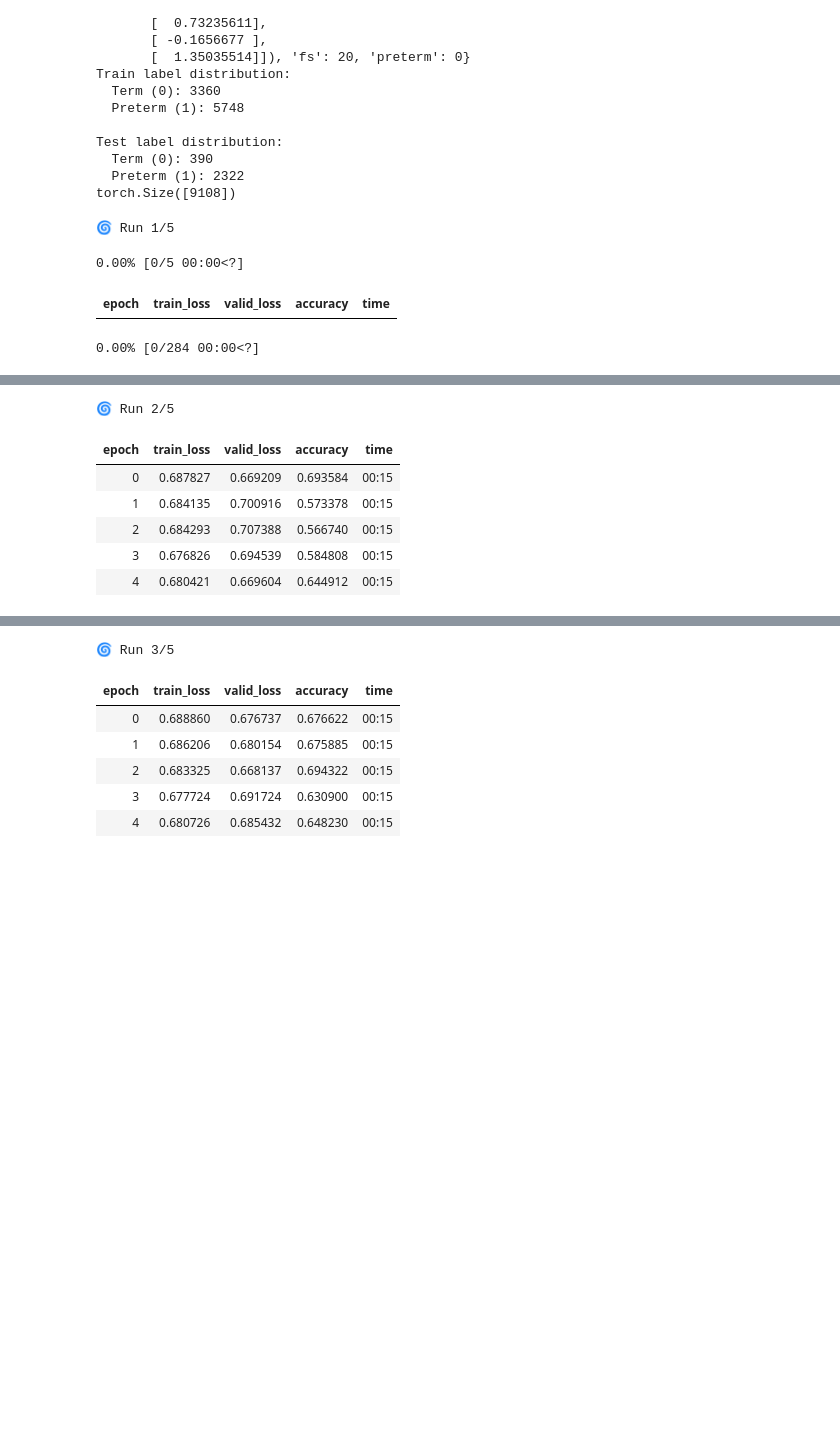
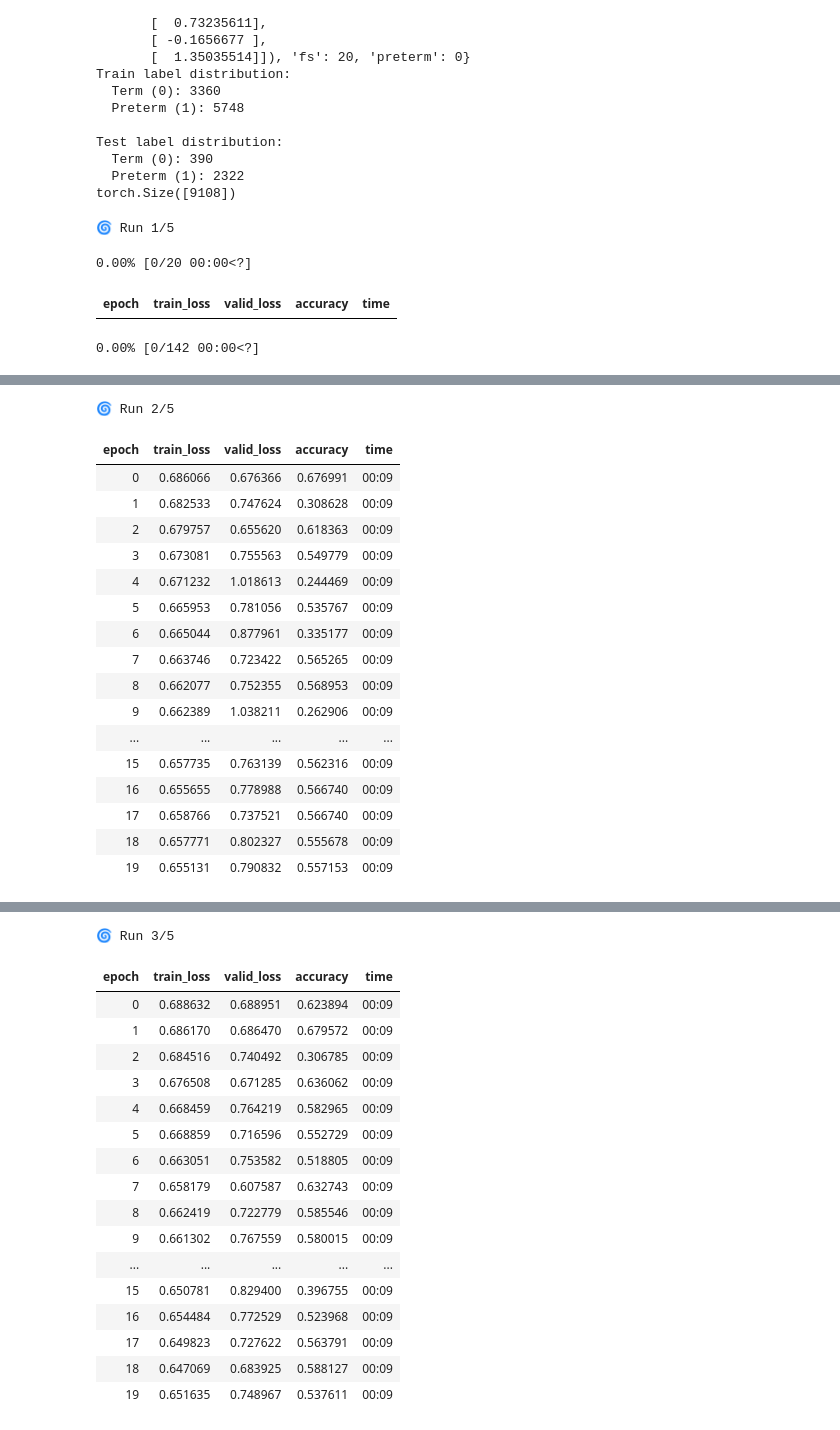
Before and after one commit to noorwertheim/Master-Thesis, a Jupyter notebook: notebooks/resnet_multiple_init.ipynb, the cells around one changed output, grey strips where cells are left out. Cells and saved outputs as stored; diff of their text form; code cells hidden in the pictures; blank space fills up the shorter version.

```diff
--- a/notebooks/resnet_multiple_init.ipynb
+++ b/notebooks/resnet_multiple_init.ipynb
@@ -32,6 +32,10 @@ wandb: WARNING If you're specifying your api key in code, ensure this code is no
 wandb: WARNING Consider setting the WANDB_API_KEY environment variable, or running `wandb login` from the command line.
 wandb: Appending key for api.wandb.ai to your netrc file: /home/nwertheim/.netrc
 /home/nwertheim/miniconda3/bin/python
+# %%
+# Final Hyperparameters
+batch_size = 64
+learning_rate = 7.991870883780338e-05
 # %%
 '''MY DATA + class weights'''
 train_dir = os.path.join(univariate_data_path, "target_univariate_no_PCA_train.npy")
@@ -90,10 +94,10 @@ test_dataset = TensorDataset(test_windows_tensor, test_labels_tensor)
 class_weights = compute_class_weight(class_weight='balanced', classes=np.unique(train_labels), y=train_labels)
 class_weights_tensor = torch.tensor(class_weights, dtype=torch.float32).to(device)
 # Create DataLoaders
-batch_size = 32
+# batch_size = 32
 
-# train_loader = DataLoader(train_dataset, batch_size=batch_size, shuffle=True)
-# test_loader = DataLoader(test_dataset, batch_size=batch_size, shuffle=False)
+train_loader = DataLoader(train_dataset, batch_size=batch_size, shuffle=True)
+test_loader = DataLoader(test_dataset, batch_size=batch_size, shuffle=False)
 
 # Define device
 device = torch.device("cuda" if torch.cuda.is_available() else "cpu")
@@ -102,7 +106,7 @@ device = torch.device("cuda" if torch.cuda.is_available() else "cpu")
 dls = DataLoaders.from_dsets(
     train_dataset,
     test_dataset,
-    bs=32,
+    bs=batch_size,
     shuffle=True,
     num_workers=0  # avoid multiprocessing issues
 )
@@ -151,7 +155,7 @@ def seed_everything(seed):
     np.random.seed(seed)
     torch.manual_seed(seed)
     torch.cuda.manual_seed_all(seed)
-
+num_epochs = 20
 num_runs = 5
 all_train_losses = []
 all_valid_losses = []
@@ -178,13 +182,13 @@ for run in range(num_runs):
     learn.dls.to(device)
 
     # Fit
-    learn.fit_one_cycle(5, 1e-5)
+    learn.fit_one_cycle(num_epochs, learning_rate)
 
     # Record losses
     losses = np.array(learn.recorder.losses)
     iters_per_epoch = len(train_loader)
-    train_loss = losses[::2][:5]
-    valid_loss = losses[1::2][:5]
+    train_loss = losses[::2][:num_epochs]
+    valid_loss = losses[1::2][:num_epochs]
     all_train_losses.append(train_loss)
     all_valid_losses.append(valid_loss)
 
@@ -192,48 +196,70 @@ for run in range(num_runs):
     preds, targs = learn.get_preds(dl=learn.dls.valid)
     pred_labels = preds.argmax(dim=1)
     pred_probs = preds[:, 1].cpu().numpy()
     true_labels = targs.cpu().numpy()
     pred_labels_np = pred_labels.cpu().numpy()
 
     # Metrics
     acc = accuracy_score(true_labels, pred_labels_np)
     prec = precision_score(true_labels, pred_labels_np, zero_division=0)
     rec = recall_score(true_labels, pred_labels_np, zero_division=0)
     f1 = f1_score(true_labels, pred_labels_np, zero_division=0)
     ap = average_precision_score(true_labels, pred_probs)
     auc = roc_auc_score(true_labels, pred_probs)
     all_metrics.append([acc, prec, rec, f1, ap, auc])
 
     if ap > best_ap:
         best_ap = ap
         best_preds = pred_labels_np
         best_targs = true_labels
 
 # Convert to arrays for easy processing
 all_train_losses = np.stack(all_train_losses)
 all_valid_losses = np.stack(all_valid_losses)
 all_metrics = np.stack(all_metrics)
 # %% [output]
 🌀 Run 1/5
-0.00% [0/5 00:00<?]
+0.00% [0/20 00:00<?]
 | epoch | train_loss | valid_loss | accuracy | time |
-0.00% [0/284 00:00<?]
+0.00% [0/142 00:00<?]
 [interactive output not drawn]
 🌀 Run 2/5
 | epoch | train_loss | valid_loss | accuracy | time |
-| 0 | 0.687827 | 0.669209 | 0.693584 | 00:15 |
-| 1 | 0.684135 | 0.700916 | 0.573378 | 00:15 |
-| 2 | 0.684293 | 0.707388 | 0.566740 | 00:15 |
-| 3 | 0.676826 | 0.694539 | 0.584808 | 00:15 |
-| 4 | 0.680421 | 0.669604 | 0.644912 | 00:15 |
+| 0 | 0.686066 | 0.676366 | 0.676991 | 00:09 |
+| 1 | 0.682533 | 0.747624 | 0.308628 | 00:09 |
+| 2 | 0.679757 | 0.655620 | 0.618363 | 00:09 |
+| 3 | 0.673081 | 0.755563 | 0.549779 | 00:09 |
+| 4 | 0.671232 | 1.018613 | 0.244469 | 00:09 |
+| 5 | 0.665953 | 0.781056 | 0.535767 | 00:09 |
+| 6 | 0.665044 | 0.877961 | 0.335177 | 00:09 |
+| 7 | 0.663746 | 0.723422 | 0.565265 | 00:09 |
+| 8 | 0.662077 | 0.752355 | 0.568953 | 00:09 |
+| 9 | 0.662389 | 1.038211 | 0.262906 | 00:09 |
+| ... | ... | ... | ... | ... |
+| 15 | 0.657735 | 0.763139 | 0.562316 | 00:09 |
+| 16 | 0.655655 | 0.778988 | 0.566740 | 00:09 |
+| 17 | 0.658766 | 0.737521 | 0.566740 | 00:09 |
+| 18 | 0.657771 | 0.802327 | 0.555678 | 00:09 |
+| 19 | 0.655131 | 0.790832 | 0.557153 | 00:09 |
 [interactive output not drawn]
 🌀 Run 3/5
 | epoch | train_loss | valid_loss | accuracy | time |
-| 0 | 0.688860 | 0.676737 | 0.676622 | 00:15 |
-| 1 | 0.686206 | 0.680154 | 0.675885 | 00:15 |
-| 2 | 0.683325 | 0.668137 | 0.694322 | 00:15 |
-| 3 | 0.677724 | 0.691724 | 0.630900 | 00:15 |
-| 4 | 0.680726 | 0.685432 | 0.648230 | 00:15 |
+| 0 | 0.688632 | 0.688951 | 0.623894 | 00:09 |
+| 1 | 0.686170 | 0.686470 | 0.679572 | 00:09 |
+| 2 | 0.684516 | 0.740492 | 0.306785 | 00:09 |
+| 3 | 0.676508 | 0.671285 | 0.636062 | 00:09 |
+| 4 | 0.668459 | 0.764219 | 0.582965 | 00:09 |
+| 5 | 0.668859 | 0.716596 | 0.552729 | 00:09 |
+| 6 | 0.663051 | 0.753582 | 0.518805 | 00:09 |
+| 7 | 0.658179 | 0.607587 | 0.632743 | 00:09 |
+| 8 | 0.662419 | 0.722779 | 0.585546 | 00:09 |
+| 9 | 0.661302 | 0.767559 | 0.580015 | 00:09 |
+| ... | ... | ... | ... | ... |
+| 15 | 0.650781 | 0.829400 | 0.396755 | 00:09 |
+| 16 | 0.654484 | 0.772529 | 0.523968 | 00:09 |
+| 17 | 0.649823 | 0.727622 | 0.563791 | 00:09 |
+| 18 | 0.647069 | 0.683925 | 0.588127 | 00:09 |
+| 19 | 0.651635 | 0.748967 | 0.537611 | 00:09 |
 [interactive output not drawn]
 🌀 Run 4/5
 ... (5 outputs left out)
```
Also changed, not shown: parts of 2 cells of this notebook, 4 other files.
